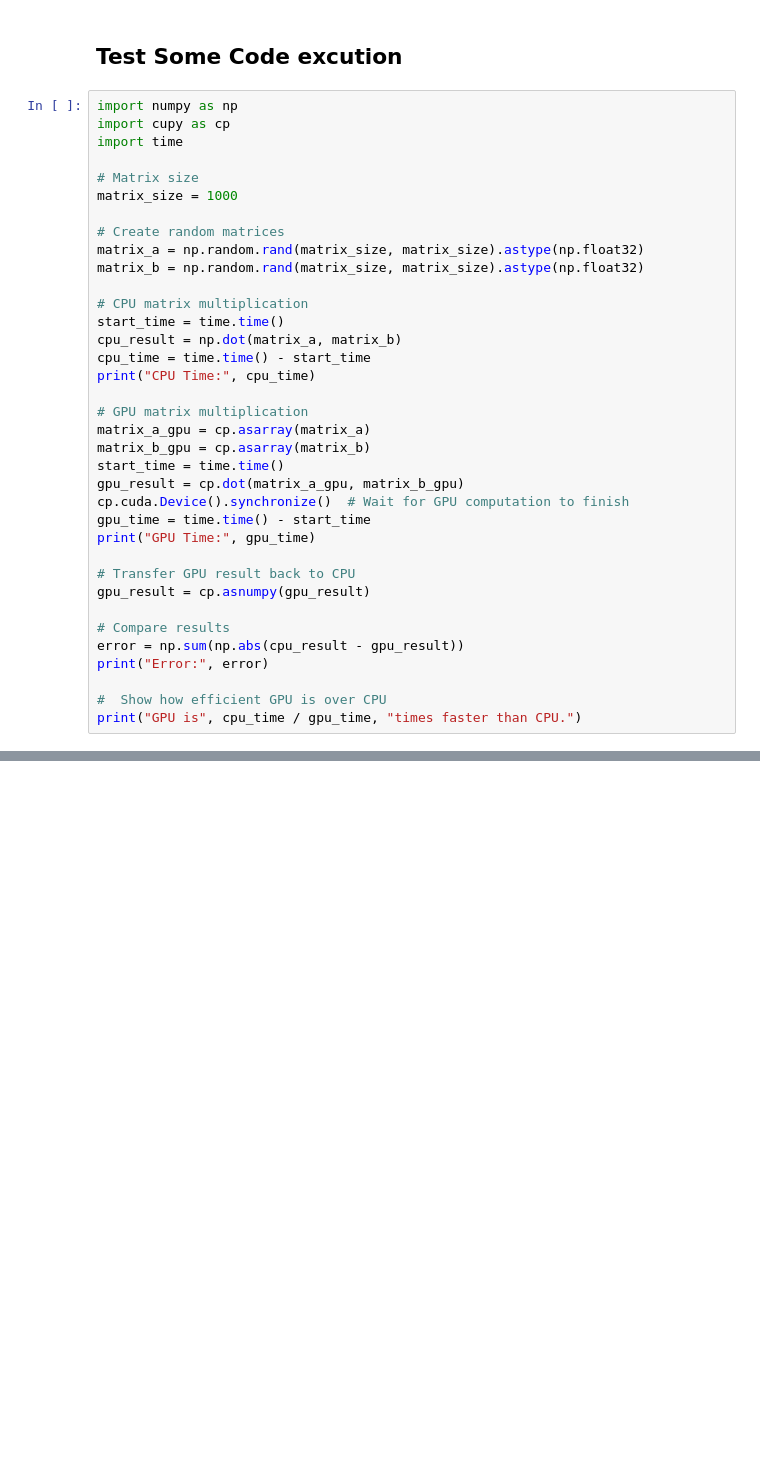
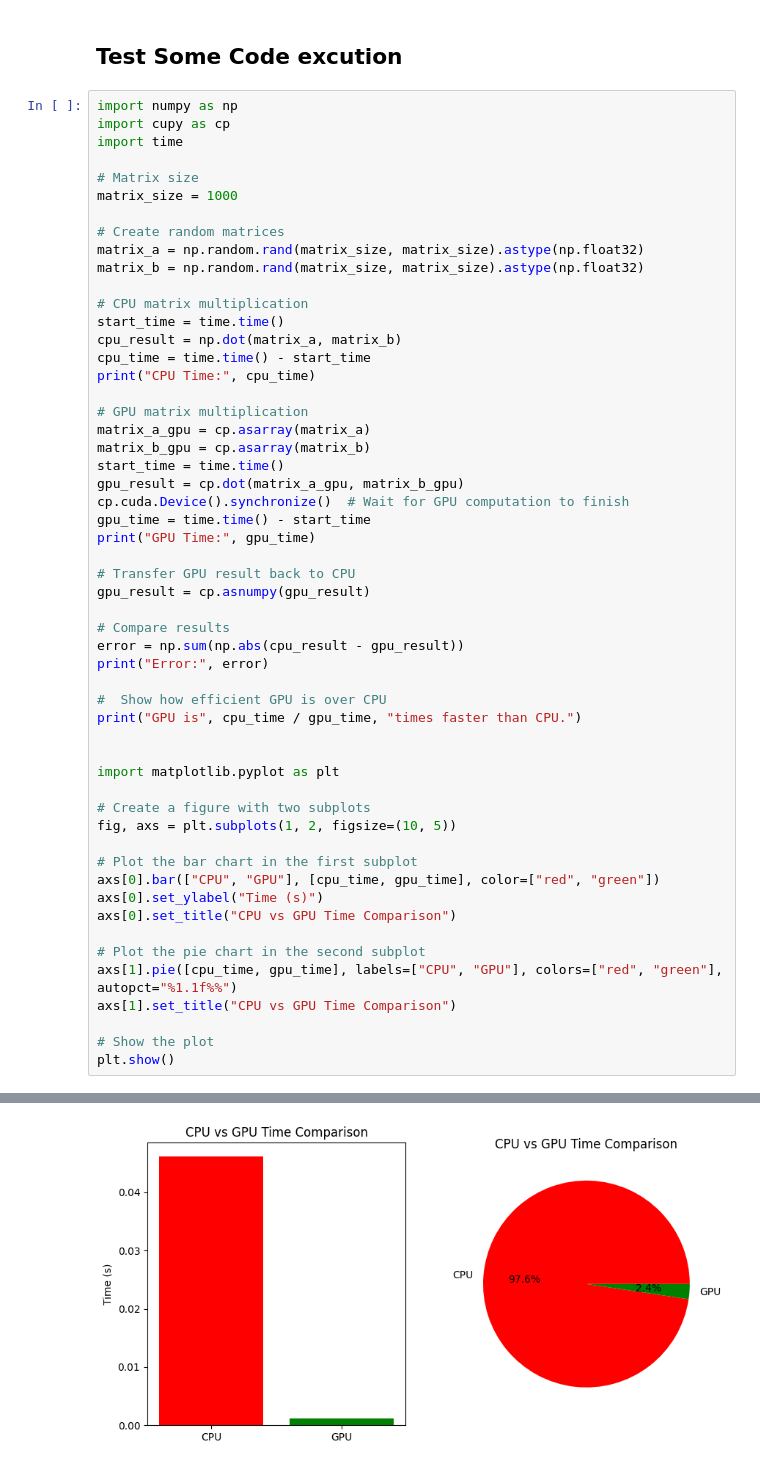
Before and after one commit to epk2112/CUDA-GPU-Parallelism-practice, a Jupyter notebook: gpu_processing_practice.ipynb, the cells around one changed output, grey strips where cells are left out. Cells and saved outputs as stored; diff of their text form; blank space fills up the shorter version.

Commit message:
Added Plots to show comparison between CPU and GPU processing

```diff
--- a/gpu_processing_practice.ipynb
+++ b/gpu_processing_practice.ipynb
@@ -99,4 +99,22 @@ print("Error:", error)
 
 #  Show how efficient GPU is over CPU
 print("GPU is", cpu_time / gpu_time, "times faster than CPU.")
+
+
+import matplotlib.pyplot as plt
+
+# Create a figure with two subplots
+fig, axs = plt.subplots(1, 2, figsize=(10, 5))
+
+# Plot the bar chart in the first subplot
+axs[0].bar(["CPU", "GPU"], [cpu_time, gpu_time], color=["red", "green"])
+axs[0].set_ylabel("Time (s)")
+axs[0].set_title("CPU vs GPU Time Comparison")
+
+# Plot the pie chart in the second subplot
+axs[1].pie([cpu_time, gpu_time], labels=["CPU", "GPU"], colors=["red", "green"], autopct="%1.1f%%")
+axs[1].set_title("CPU vs GPU Time Comparison")
+
+# Show the plot
+plt.show()
 # %% [output]
@@ -106,0 +125 @@ GPU is 28.364690439728726 times faster than CPU.
+[figure, added]
```
Also changed, not shown: parts of 1 cell of this notebook.
